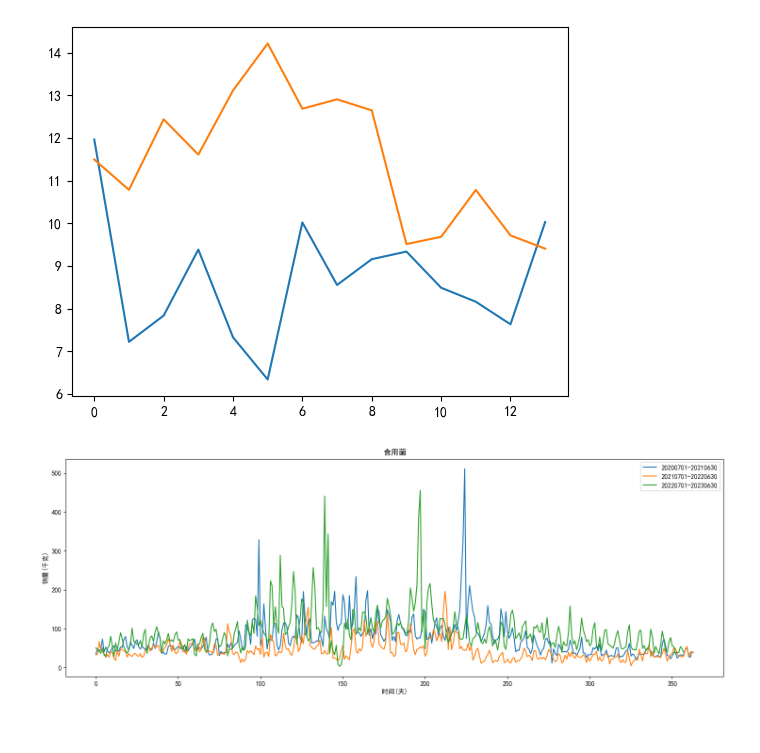
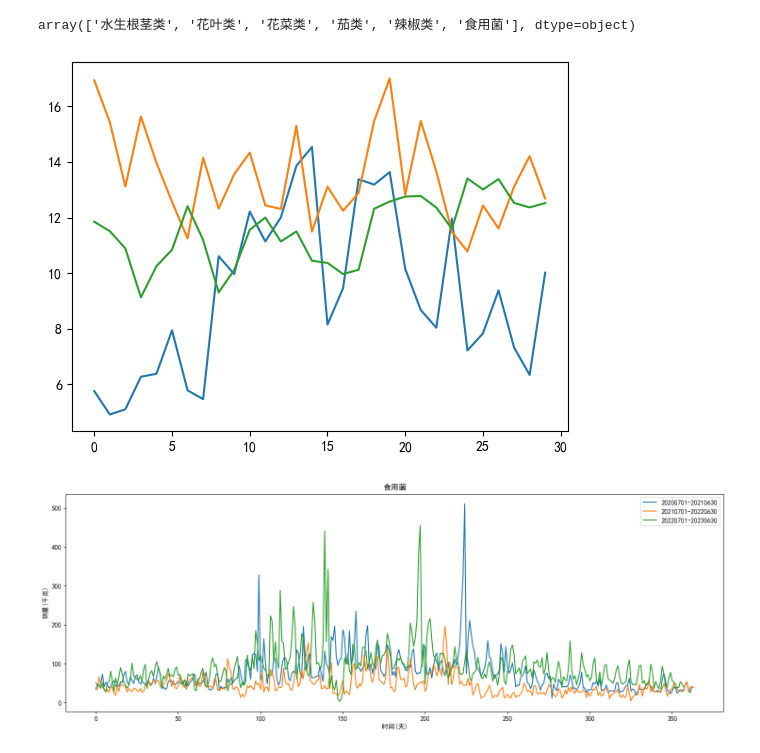
Before and after one commit to 738NGX/2023CUMCM_C, a Jupyter notebook: test.ipynb, the cells around one changed output. Saved outputs shown, nothing was run; the diff lists cells and outputs as text; code cells hidden in the pictures.

```diff
--- a/test.ipynb
+++ b/test.ipynb
@@ -4,27 +39,38 @@ dataset=pd.read_csv('./export/dataset.csv',index_col=0)
+# %%
+df=pd.read_csv('./export/q2_2往期品类销量定价关系汇总.csv')
+df['分类名称'].unique()
+# %% [output]
+array(['水生根茎类', '花叶类', '花菜类', '茄类', '辣椒类', '食用菌'], dtype=object)
 # %%
 import pandas as pd
 data = pd.read_csv('./export/q2_1往期品类批发价格汇总.csv', index_col=0)
 import matplotlib.pyplot as plt
 import matplotlib as mpl
 import warnings
 warnings.filterwarnings("ignore")
 
 mpl.rcParams['font.family']='SimHei'
 plt.rcParams['axes.unicode_minus']=False
 
 data['日期']=pd.to_datetime(data['日期'])
-tr1=((data.loc[(data['日期']>=pd.to_datetime('2021-06-24'))&
-               (data['日期']<=pd.to_datetime('2021-07-07'))&
+tr1=((data.loc[(data['日期']>=pd.to_datetime('2021-06-01'))&
+               (data['日期']<=pd.to_datetime('2021-06-30'))&
                (data['分类名称']=='水生根茎类')
               ])[['日期','批发价格(元/千克)']]).set_index('日期')
-tr2=((data.loc[(data['日期']>=pd.to_datetime('2022-06-24'))&
-               (data['日期']<=pd.to_datetime('2022-07-07'))&
+tr2=((data.loc[(data['日期']>=pd.to_datetime('2022-06-01'))&
+               (data['日期']<=pd.to_datetime('2022-06-30'))&
                (data['分类名称']=='水生根茎类')
               ])[['日期','批发价格(元/千克)']]).set_index('日期')
-plt.plot(range(0,14),tr1['批发价格(元/千克)'].values,tr2['批发价格(元/千克)'].values)
+tr3=((data.loc[(data['日期']>=pd.to_datetime('2023-06-01'))&
+               (data['日期']<=pd.to_datetime('2023-06-30'))&
+               (data['分类名称']=='水生根茎类')
+              ])[['日期','批发价格(元/千克)']]).set_index('日期')
+plt.plot(range(0,30),tr1['批发价格(元/千克)'].values)
+plt.plot(range(0,30),tr2['批发价格(元/千克)'].values)
+plt.plot(range(0,30),tr3['批发价格(元/千克)'].values)
 plt.show()
 # %% [output]
-[figure, old version]
+[figure, new version]
 # %%
 import pandas as pd
 import matplotlib.pyplot as plt
```
Also changed, not shown: parts of 2 cells of this notebook, 3 other files.
